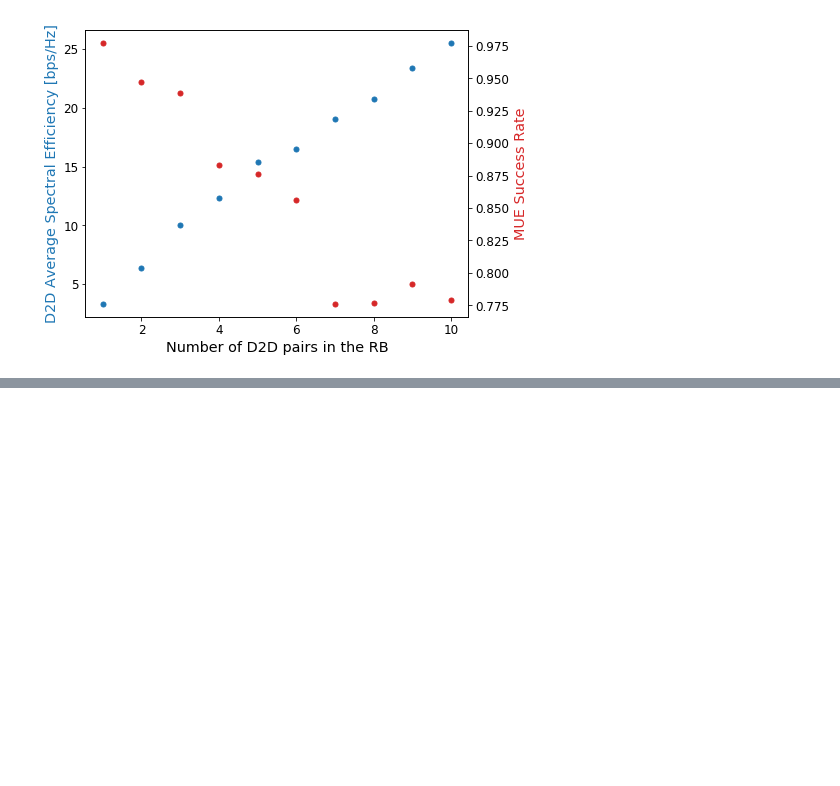
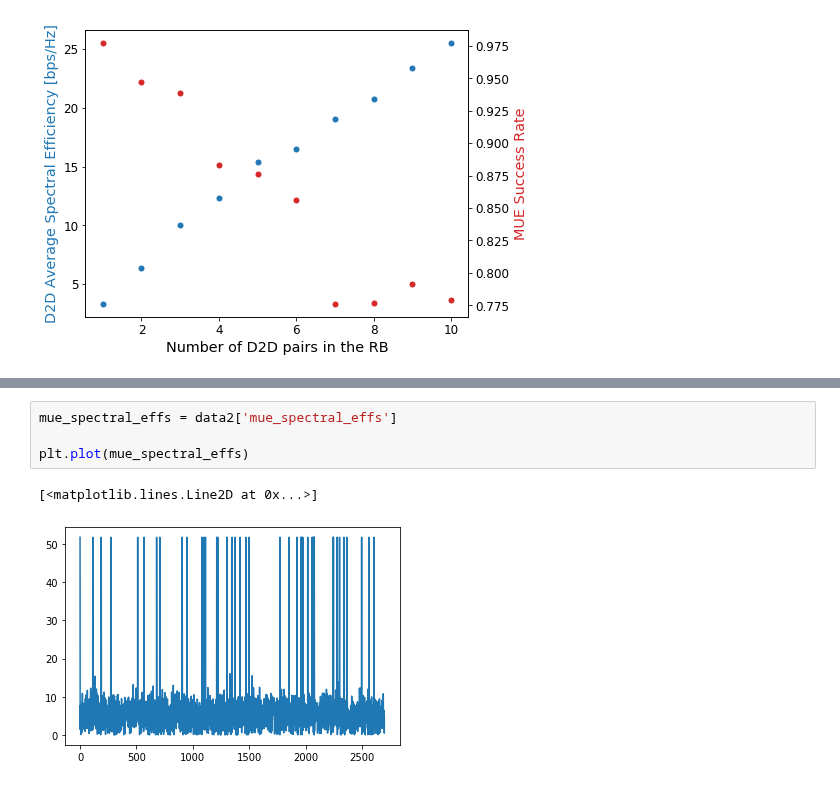
Before and after one commit to lbaiao/sys-simulator-2, a Jupyter notebook: notebooks/nb1.ipynb, the cells around one changed output, grey strips where cells are left out. Drawn from its saved outputs; the diff is of its cells as text; blank space fills up the shorter version.

```diff
--- a/notebooks/nb1.ipynb
+++ b/notebooks/nb1.ipynb
@@ -63,0 +67,7 @@ plt.plot(mean_rewards)
+# %%
+mue_spectral_effs = data2['mue_spectral_effs']
+
+plt.plot(mue_spectral_effs)
+# %% [output]
+[<matplotlib.lines.Line2D at 0x...>]
+[figure, added]
```
Also changed, not shown: parts of 2 cells of this notebook.
